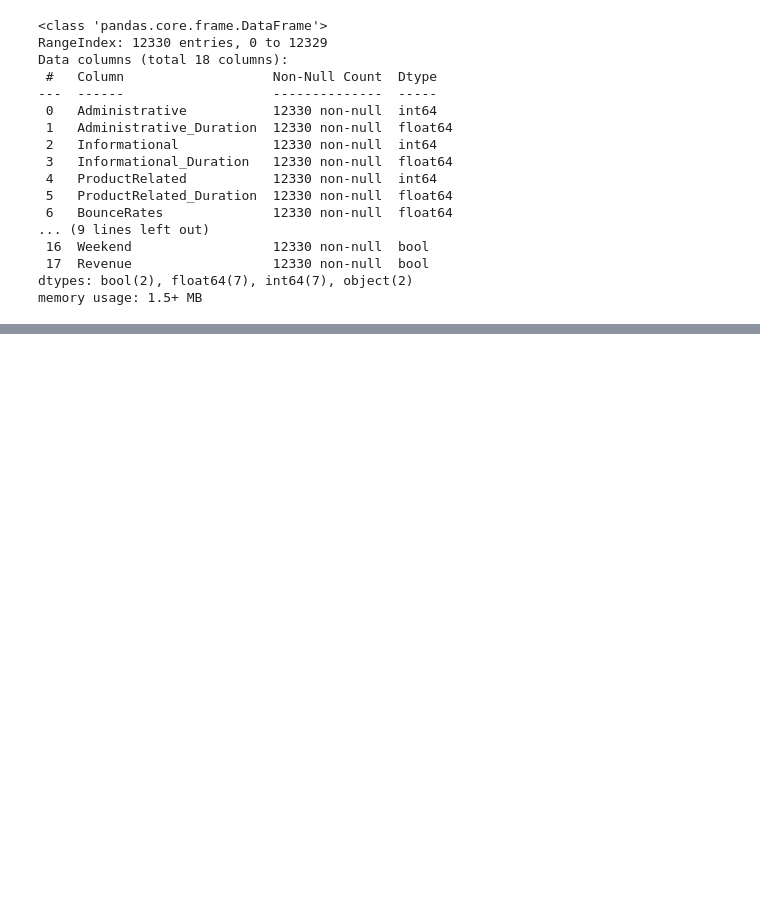
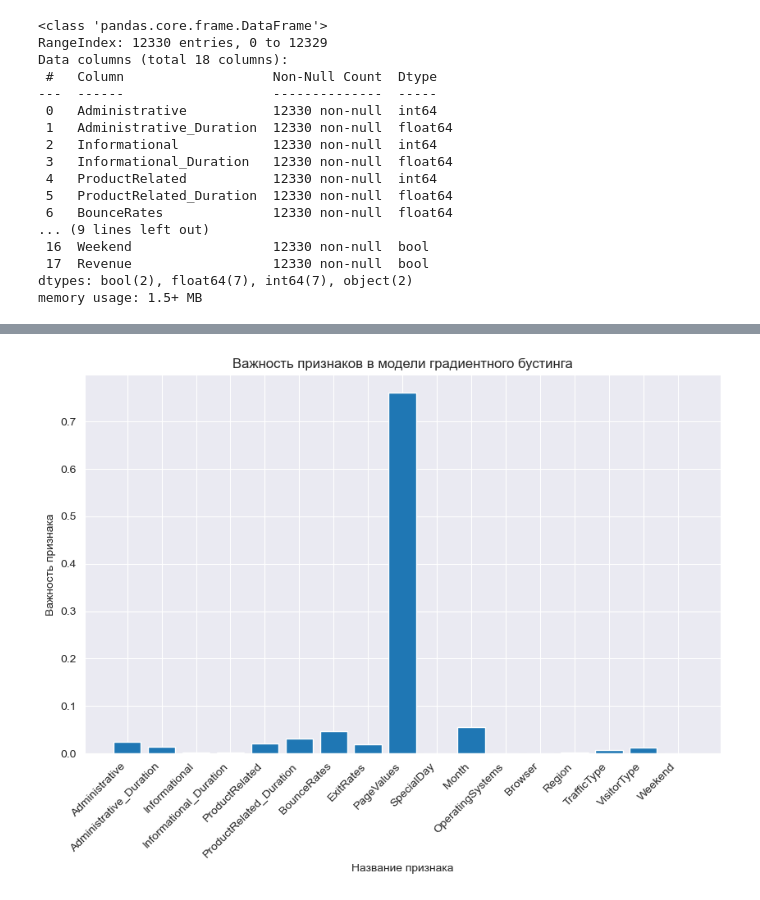
Before and after one commit to mr-Dmitri/BELHARD_DataScience_BaseLevel_DZ-4, a Jupyter notebook: DZ-4.ipynb, the cells around one changed output, grey strips where cells are left out. Cells and saved outputs as stored; diff of their text form; code cells hidden in the pictures; blank space fills up the shorter version.

```diff
--- a/DZ-4.ipynb
+++ b/DZ-4.ipynb
@@ -143,0 +241,31 @@ dtype: int64
+# %%
+# Разделение на признаки и целевую переменную
+X = df.drop("Revenue", axis=1)
+y = df["Revenue"]
+# %%
+# Разделение данных на обучающую и тестовую выборки
+X_train, X_test, y_train, y_test = train_test_split(X, y, test_size=0.2, random_state=42)
+# %%
+# ---------------------------------------------------------
+# Реализация классификатора градиентного бустинга
+# ---------------------------------------------------------
+
+# Импорт классификатора градиентного бустинга
+from sklearn.ensemble import GradientBoostingClassifier
+
+# Создаю модель
+model_gbc = GradientBoostingClassifier(n_estimators=100, learning_rate=0.1, max_depth=3, random_state=42)
+
+# Тренирую модель
+model_gbc.fit(X_train, y_train)
+
+# Предсказание на тестовой выборке
+y_pred = model_gbc.predict(X_test)
+
+# Отчет классификации
+report_gbc = classification_report(y_test, y_pred)
+
+# Матрица ошибок
+conf_matrix_gbc = confusion_matrix(y_test, y_pred)
+
+accuracy_gbc= accuracy_score(y_test, y_pred)
@@ -143,0 +298,15 @@ dtype: int64
+# %%
+# Определение важности признаков
+feature_importances = model_gbc.feature_importances_
+features = X.columns
+# %%
+# Визуализация важности признаков градиентного бустинга
+plt.figure(figsize=(10, 6))
+plt.xticks(rotation=45, ha='right')
+plt.bar(features, feature_importances)
+plt.ylabel('Важность признака')
+plt.xlabel('Название признака')
+plt.title('Важность признаков в модели градиентного бустинга')
+plt.show()
+# %% [output]
+[figure, added]
```
Also changed, not shown: parts of 25 cells of this notebook, 1 other file.
